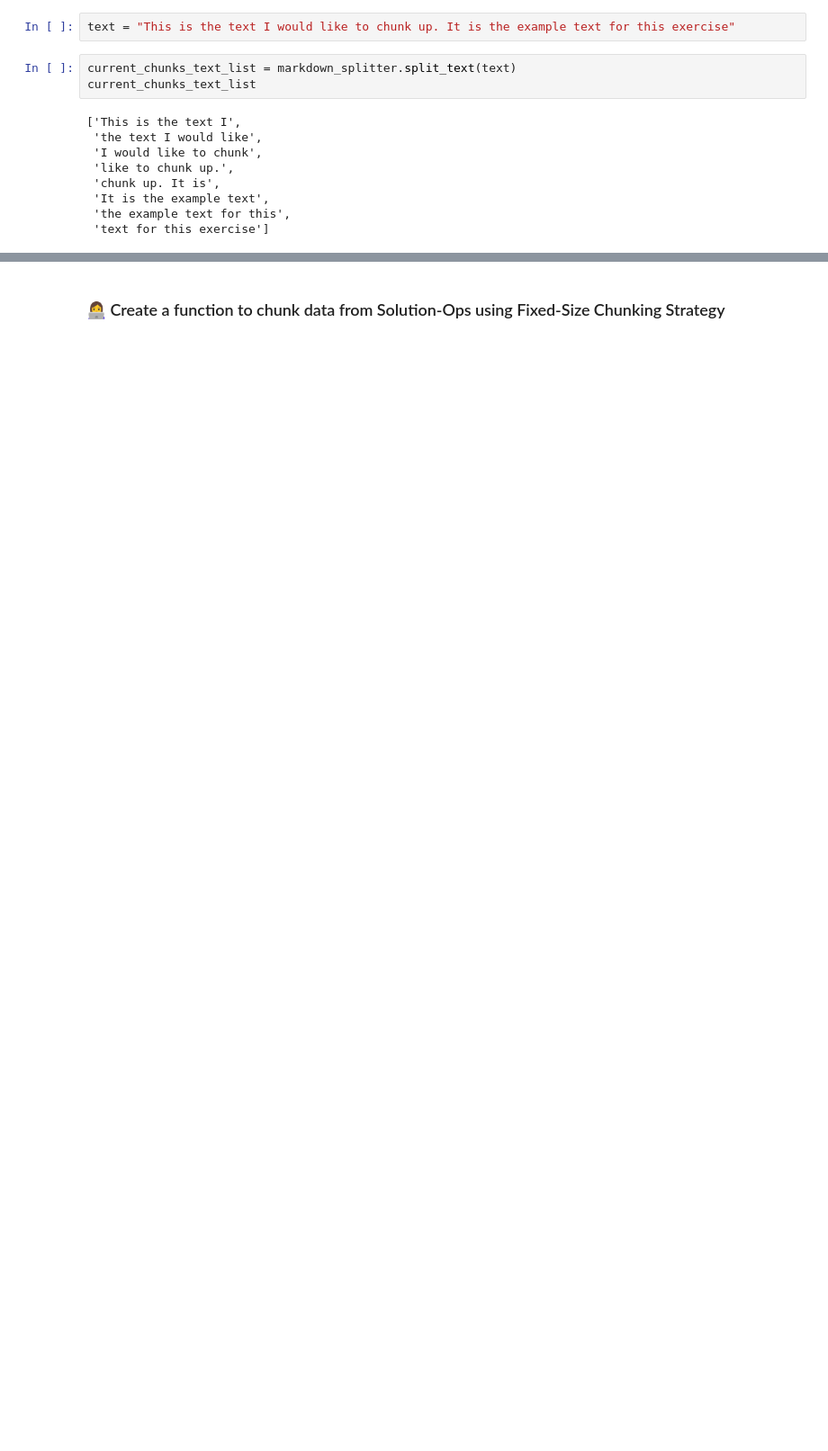
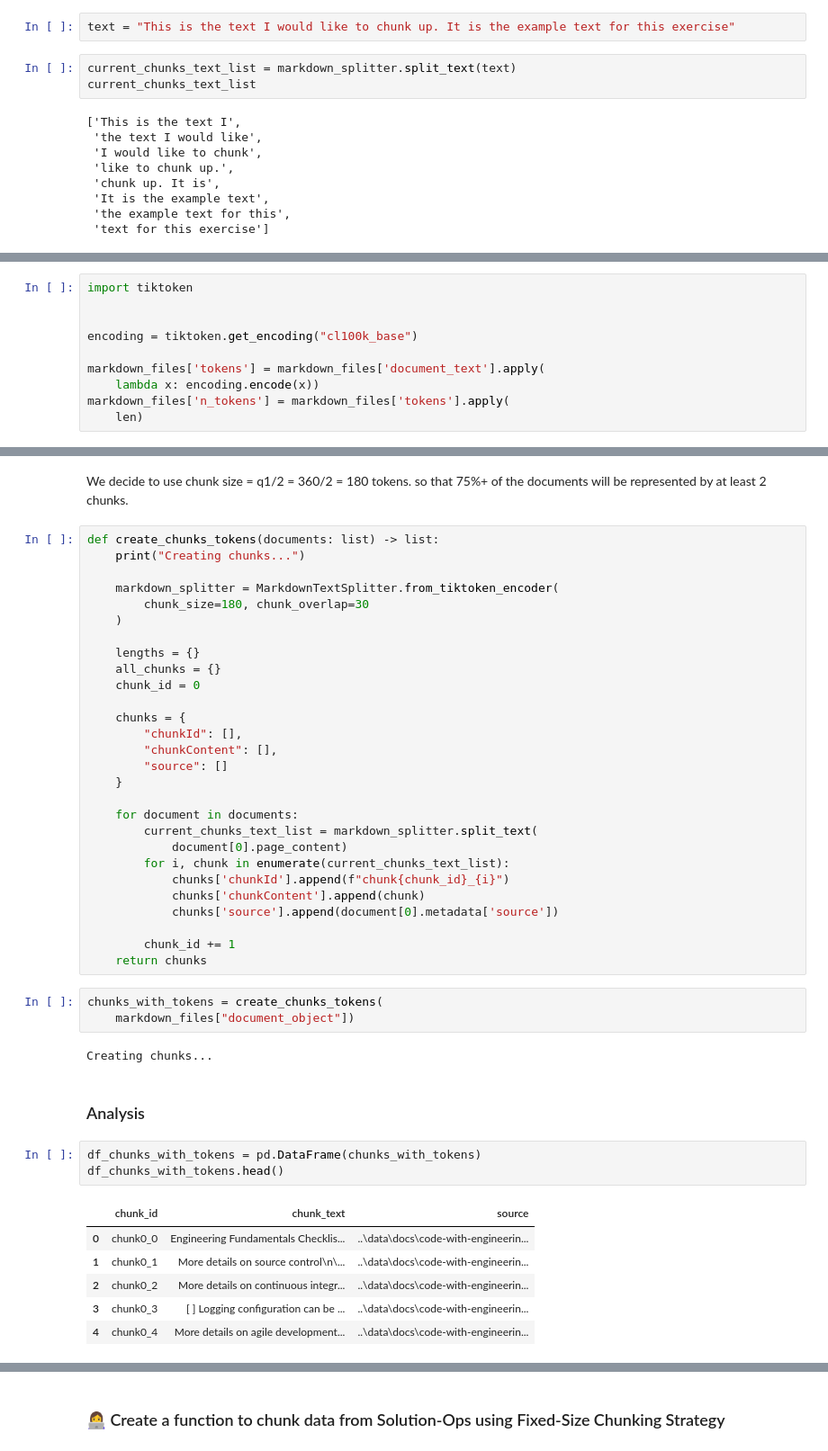
Before and after one commit to ai-workshop-ise/ai-hands-on-lab, a Jupyter notebook: book/3.2.experiment_chunking.ipynb, the cells around one changed output, grey strips where cells are left out. Shown at 90% size. Saved outputs shown, nothing was run; the diff lists cells and outputs as text; blank space fills up the shorter version.

```diff
--- a/book/3.2.experiment_chunking.ipynb
+++ b/book/3.2.experiment_chunking.ipynb
@@ -133,0 +347,10 @@ current_chunks_text_list
+# %%
+import tiktoken
+
+
+encoding = tiktoken.get_encoding("cl100k_base")
+
+markdown_files['tokens'] = markdown_files['document_text'].apply(
+    lambda x: encoding.encode(x))
+markdown_files['n_tokens'] = markdown_files['tokens'].apply(
+    len)
@@ -133,0 +365,47 @@ current_chunks_text_list
+# %% [markdown]
+We decide to use chunk size = q1/2 = 360/2 = 180 tokens. so that 75%+ of the documents will be represented by at least 2 chunks.
+# %%
+def create_chunks_tokens(documents: list) -> list:
+    print("Creating chunks...")
+
+    markdown_splitter = MarkdownTextSplitter.from_tiktoken_encoder(
+        chunk_size=180, chunk_overlap=30
+    )
+
+    lengths = {}
+    all_chunks = {}
+    chunk_id = 0
+
+    chunks = {
+        "chunkId": [],
+        "chunkContent": [],
+        "source": []
+    }
+
+    for document in documents:
+        current_chunks_text_list = markdown_splitter.split_text(
+            document[0].page_content)
+        for i, chunk in enumerate(current_chunks_text_list):
+            chunks['chunkId'].append(f"chunk{chunk_id}_{i}")
+            chunks['chunkContent'].append(chunk)
+            chunks['source'].append(document[0].metadata['source'])
+
+        chunk_id += 1
+    return chunks
+# %%
+chunks_with_tokens = create_chunks_tokens(
+    markdown_files["document_object"])
+# %% [output]
+Creating chunks...
+# %% [markdown]
+### Analysis
+# %%
+df_chunks_with_tokens = pd.DataFrame(chunks_with_tokens)
+df_chunks_with_tokens.head()
+# %% [output]
+|  | chunk_id | chunk_text | source |
+| 0 | chunk0_0 | Engineering Fundamentals Checklis... | ..\data\docs\code-with-engineerin... |
+| 1 | chunk0_1 | More details on source control\n\... | ..\data\docs\code-with-engineerin... |
+| 2 | chunk0_2 | More details on continuous integr... | ..\data\docs\code-with-engineerin... |
+| 3 | chunk0_3 | [ ] Logging configuration can be ... | ..\data\docs\code-with-engineerin... |
+| 4 | chunk0_4 | More details on agile development... | ..\data\docs\code-with-engineerin... |
```
Also changed, not shown: parts of 70 cells of this notebook, 6 other files.
